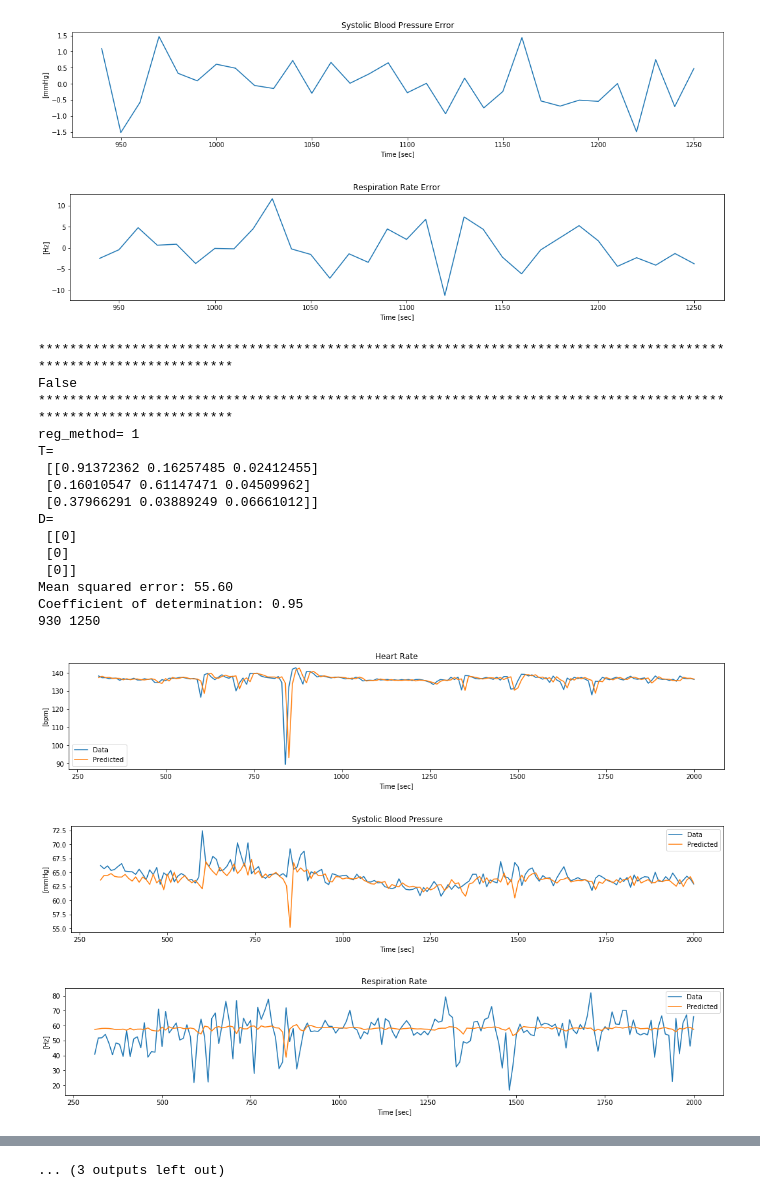
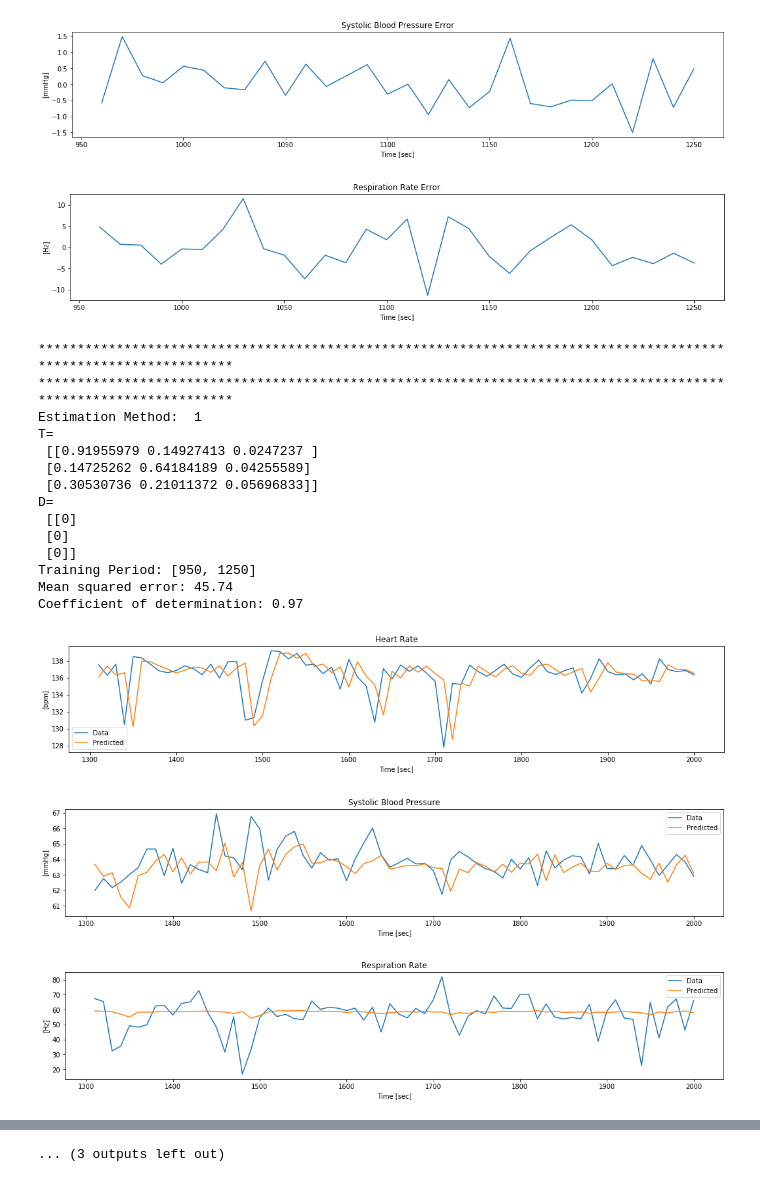
Before and after one commit to aliabufoul/SLDS, a Jupyter notebook: regression-example.ipynb, the cells around one changed output, grey strips where cells are left out. Saved outputs shown, nothing was run; the diff lists cells and outputs as text; code cells hidden in the pictures.

```diff
--- a/regression-example.ipynb
+++ b/regression-example.ipynb
@@ -1,22 +1,20 @@
 # %%
 %run linear-regression.ipynb
 
-train_start = 930
+train_start = 950
 train_end = 1250
 
-test_start = 930
+test_start = 950
 test_end = 1250
 
-test_start2 = 300
+test_start2 = 1300
 test_end2 = 2000
 
 model = find_T(train_start, train_end, 1)
 
-prediction = test_T(model, test_start, test_end)
-print(white_noise(prediction.data_test, prediction.data_pred))
+prediction = test_T(model, test_start, test_end, None)
 print_prediction_results(prediction)
 
-prediction = test_T(model, test_start2, test_end2)
-print(white_noise(prediction.data_test, prediction.data_pred))
+prediction = test_T(model, test_start2, test_end2, None)
 print_prediction_results(prediction)
 # %% [output]
@@ -41,20 +38,19 @@ Coefficient of determination: 0.99
-[figure, old version]
+[figure, new version]
-[figure, old version]
+[figure, new version]
 *****************************************************************************************************************
-False
 *****************************************************************************************************************
-reg_method= 1
+Estimation Method:  1
 T=
- [[0.91372362 0.16257485 0.02412455]
- [0.16010547 0.61147471 0.04509962]
- [0.37966291 0.03889249 0.06661012]]
+ [[0.91955979 0.14927413 0.0247237 ]
+ [0.14725262 0.64184189 0.04255589]
+ [0.30530736 0.21011372 0.05696833]]
 D=
  [[0]
  [0]
  [0]]
-Mean squared error: 55.60
-Coefficient of determination: 0.95
-930 1250
+Training Period: [950, 1250]
+Mean squared error: 45.74
+Coefficient of determination: 0.97
-[figure, old version]
+[figure, new version]
-[figure, old version]
+[figure, new version]
-[figure, old version]
+[figure, new version]
```
Also changed, not shown: parts of 1 cell of this notebook, 4 other files.
